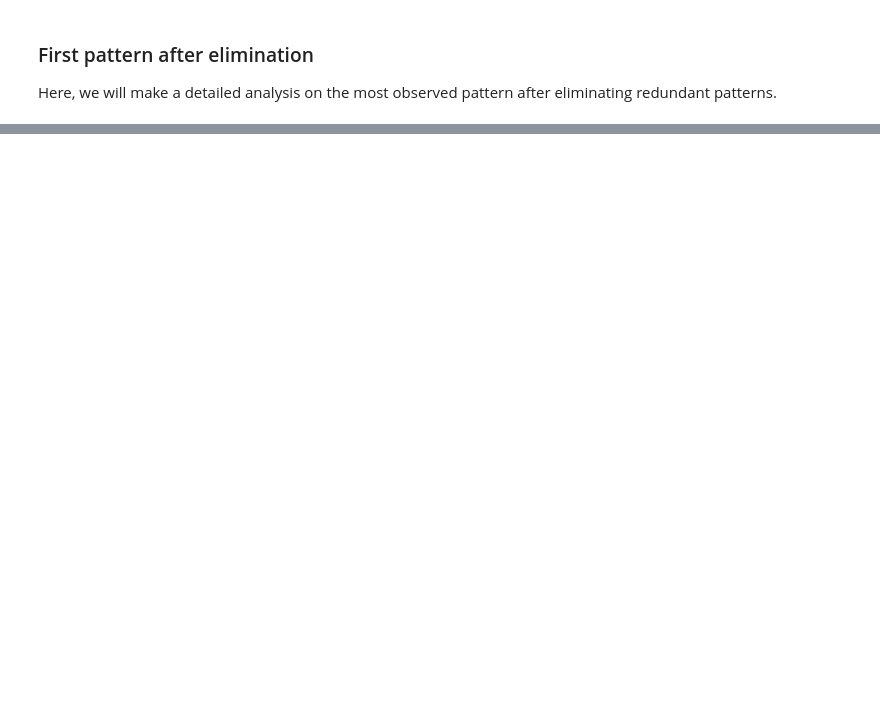
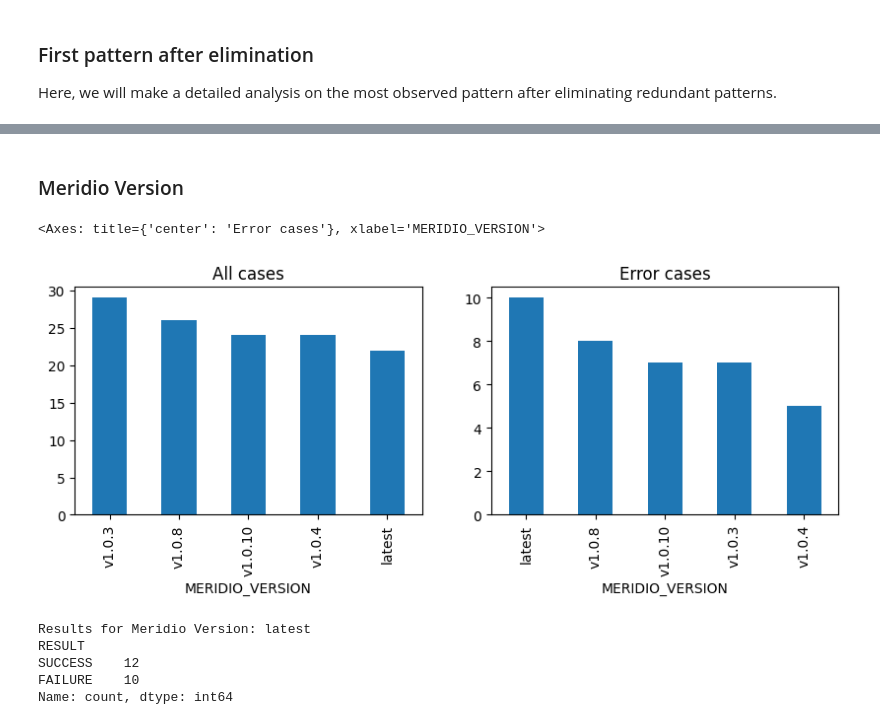
Before and after one commit to atayy123/sequential-pattern-detection, a Jupyter notebook: test-patterns.ipynb, the cells around one changed output, grey strips where cells are left out. Cells and saved outputs as stored; diff of their text form; code cells hidden in the pictures; blank space fills up the shorter version.

Commit message:
version analysis

```diff
--- a/test-patterns.ipynb
+++ b/test-patterns.ipynb
@@ -58,9 +37,9 @@ Let's analyze 2 patterns in detail.
 # %%
 # first, import the modified dataframe
 
-df = pd.read_csv("modified_dataframe.csv")
-df.set_index("Unnamed: 0", inplace=True)
-df.index.name = None
+dt = pd.read_csv("modified_dataframe.csv")
+dt.set_index("Unnamed: 0", inplace=True)
+dt.index.name = None
 # %% [markdown]
 ### First pattern before elimination
 
@@ -155,0 +71,26 @@ Tests that have failed because of this pattern
+# %% [markdown]
+### Meridio Version
+# %%
+plt.figure(figsize=(10,3))
+plt.subplot(1,2,1)
+plt.title("All cases")
+dt.MERIDIO_VERSION.value_counts().plot(kind='bar')
+
+err_df = dt[dt.RESULT == "FAILURE"]
+plt.subplot(1,2,2)
+plt.title("Error cases")
+vals = err_df.MERIDIO_VERSION.value_counts()
+sel = vals.index[0]
+vals.plot(kind='bar')
+# %% [output]
+<Axes: title={'center': 'Error cases'}, xlabel='MERIDIO_VERSION'>
+[figure, added]
+# %%
+print("Results for Meridio Version:", sel)
+print(dt[dt.MERIDIO_VERSION == sel].RESULT.value_counts())
+# %% [output]
+Results for Meridio Version: latest
+RESULT
+SUCCESS    12
+FAILURE    10
+Name: count, dtype: int64
```
Also changed, not shown: parts of 26 cells of this notebook.
